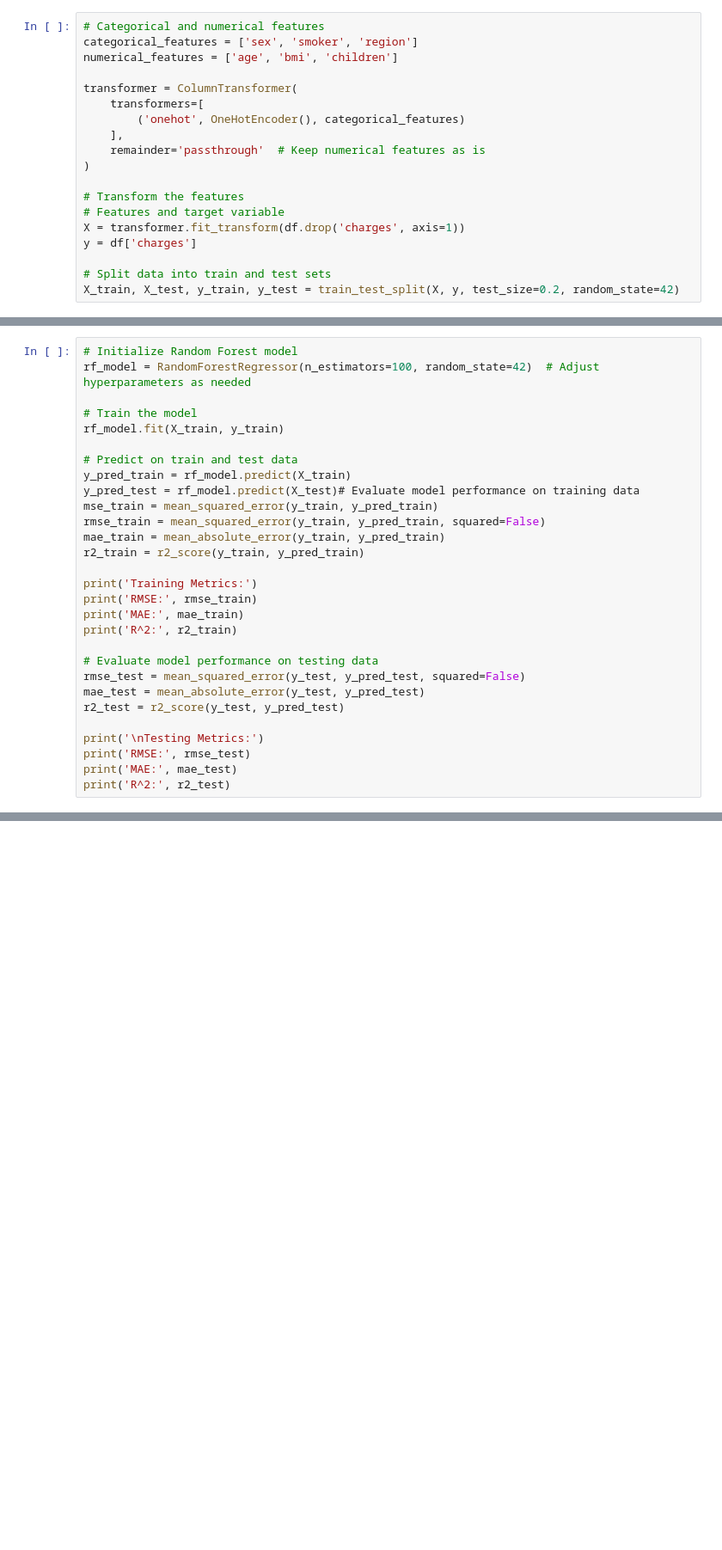
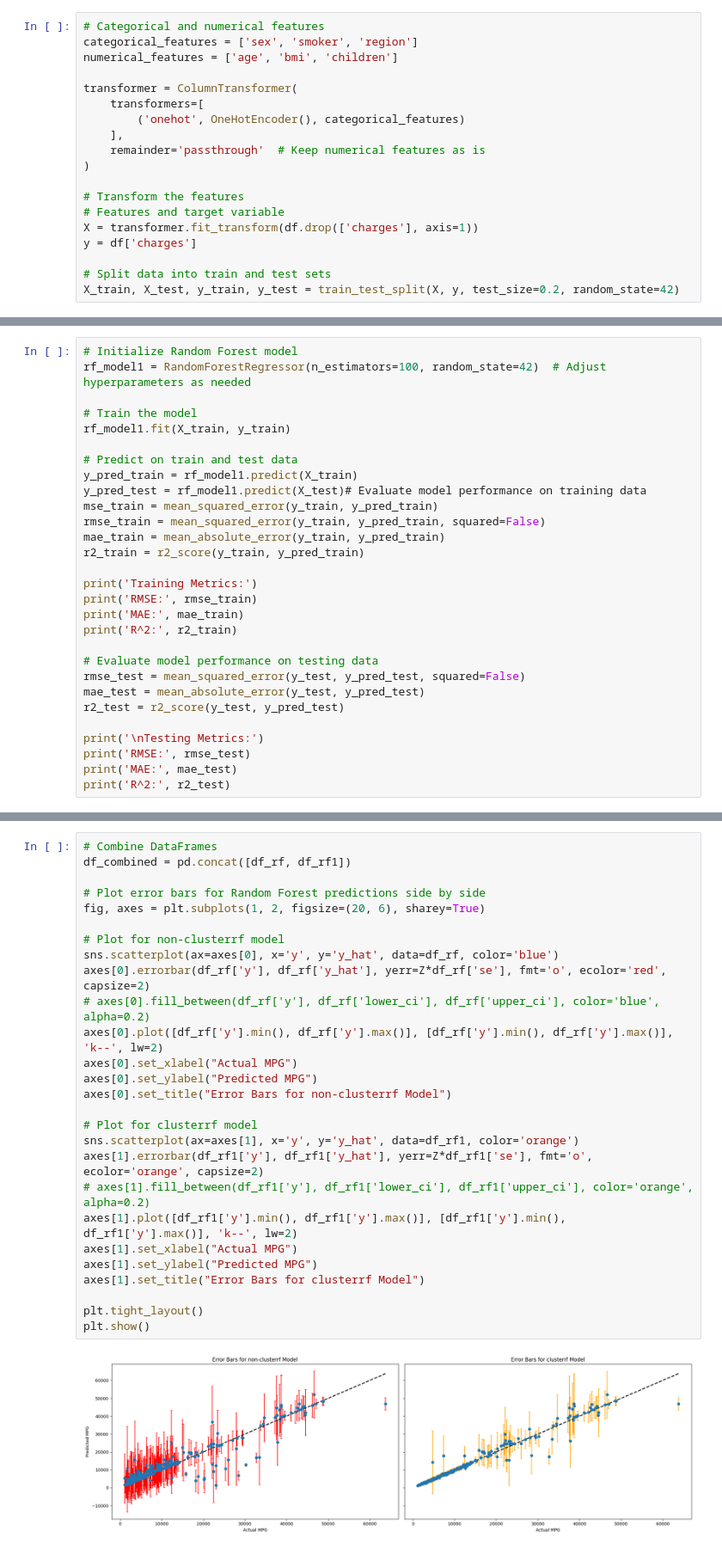
Before and after one commit to mukherjeesrijit/data-science-projects, a Jupyter notebook: us-medical-insurance-project.ipynb, the cells around one changed output, grey strips where cells are left out. Shown at 86% size. Drawn from its saved outputs; the diff is of its cells as text; blank space fills up the shorter version.

```diff
--- a/us-medical-insurance-project.ipynb
+++ b/us-medical-insurance-project.ipynb
@@ -215,7 +215,7 @@ transformer = ColumnTransformer(
 
 # Transform the features
 # Features and target variable
-X = transformer.fit_transform(df.drop('charges', axis=1))
+X = transformer.fit_transform(df.drop(['charges'], axis=1))
 y = df['charges']
 
 # Split data into train and test sets
@@ -816,14 +840,14 @@ plt.show()
 [figure]
 # %%
 # Initialize Random Forest model
-rf_model = RandomForestRegressor(n_estimators=100, random_state=42)  # Adjust hyperparameters as needed
+rf_model1 = RandomForestRegressor(n_estimators=100, random_state=42)  # Adjust hyperparameters as needed
 
 # Train the model
-rf_model.fit(X_train, y_train)
+rf_model1.fit(X_train, y_train)
 
 # Predict on train and test data
-y_pred_train = rf_model.predict(X_train)
-y_pred_test = rf_model.predict(X_test)# Evaluate model performance on training data
+y_pred_train = rf_model1.predict(X_train)
+y_pred_test = rf_model1.predict(X_test)# Evaluate model performance on training data
 mse_train = mean_squared_error(y_train, y_pred_train)
 rmse_train = mean_squared_error(y_train, y_pred_train, squared=False)
 mae_train = mean_absolute_error(y_train, y_pred_train)
@@ -856,3 +925,32 @@ R^2: 0.959386924124121
+# %%
+# Combine DataFrames
+df_combined = pd.concat([df_rf, df_rf1])
+
+# Plot error bars for Random Forest predictions side by side
+fig, axes = plt.subplots(1, 2, figsize=(20, 6), sharey=True)
+
+# Plot for non-clusterrf model
+sns.scatterplot(ax=axes[0], x='y', y='y_hat', data=df_rf, color='blue')
+axes[0].errorbar(df_rf['y'], df_rf['y_hat'], yerr=Z*df_rf['se'], fmt='o', ecolor='red', capsize=2)
+# axes[0].fill_between(df_rf['y'], df_rf['lower_ci'], df_rf['upper_ci'], color='blue', alpha=0.2)
+axes[0].plot([df_rf['y'].min(), df_rf['y'].max()], [df_rf['y'].min(), df_rf['y'].max()], 'k--', lw=2)
+axes[0].set_xlabel("Actual MPG")
+axes[0].set_ylabel("Predicted MPG")
+axes[0].set_title("Error Bars for non-clusterrf Model")
+
+# Plot for clusterrf model
+sns.scatterplot(ax=axes[1], x='y', y='y_hat', data=df_rf1, color='orange')
+axes[1].errorbar(df_rf1['y'], df_rf1['y_hat'], yerr=Z*df_rf1['se'], fmt='o', ecolor='orange', capsize=2)
+# axes[1].fill_between(df_rf1['y'], df_rf1['lower_ci'], df_rf1['upper_ci'], color='orange', alpha=0.2)
+axes[1].plot([df_rf1['y'].min(), df_rf1['y'].max()], [df_rf1['y'].min(), df_rf1['y'].max()], 'k--', lw=2)
+axes[1].set_xlabel("Actual MPG")
+axes[1].set_ylabel("Predicted MPG")
+axes[1].set_title("Error Bars for clusterrf Model")
+
+plt.tight_layout()
+plt.show()
+# %% [output]
+[figure, added]
 # %% [markdown]
 # Step 11: Fitting a Grouped Linear Regression Method
 
```
Also changed, not shown: parts of 14 cells of this notebook.
